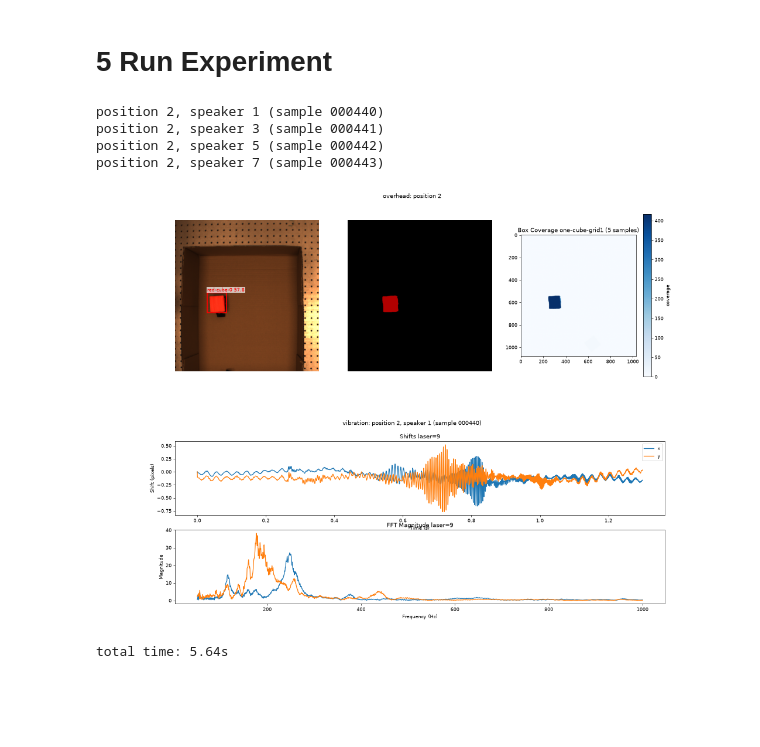
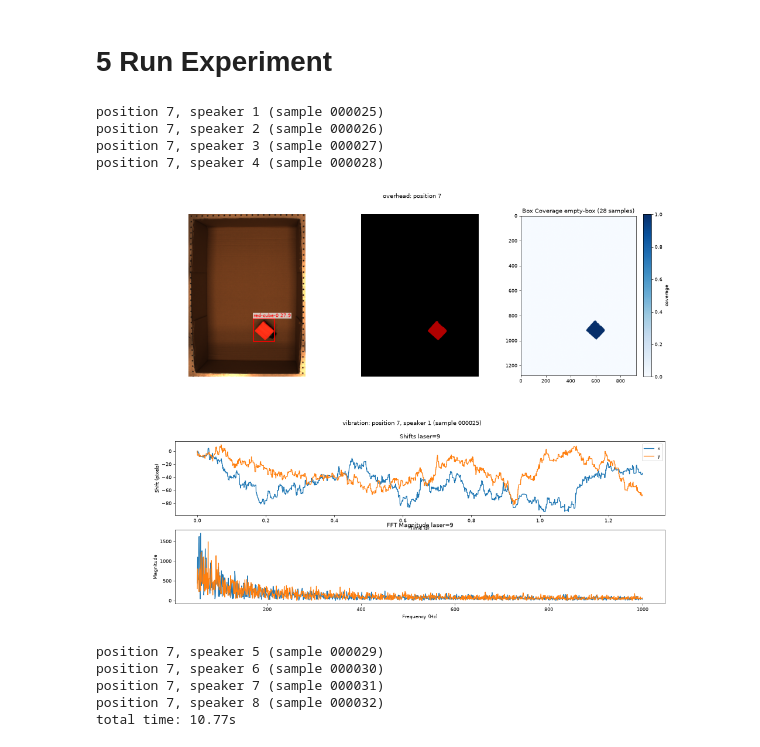
Before and after one commit to eitanturok/good-vibrations, a Jupyter notebook: src/record.ipynb, the cells around one changed output. Cells and saved outputs as stored; diff of their text form; code cells hidden in the pictures; blank space fills up the shorter version.

Commit message:
show plots as soon as it is ready

```diff
--- a/src/record.ipynb
+++ b/src/record.ipynb
@@ -1543,11 +1543,12 @@ VIBRATE = True
 SAVE = True
 DEBUG = True
 
-speakers    = [1, 3, 5, 7]
-box         = 'wood'
+speakers    = [1, 2, 3, 4, 5, 6, 7, 8]
+box         = 'cardboard'
+
 objects     = {'red-cube': 1}
-layout      = 'one-cube-grid1'
-description  = "A metal cube sitting on the floor of an closed wood box from a bird's eye view."
+layout      = 'empty-box'
+description  = f"An empty {box} box from a bird's eye view."
 prompts   = [PROMPTS[o] for o in objects]
 
 # finish saving the previous position
@@ -1566,37 +1567,47 @@ raw_overhead  = capture_overhead(overhead_cam)[0]
 crop_overhead = crop(raw_overhead, **CROP_PARAMS[box])
 seg_thread    = Task(segment, crop_overhead, prompts, objects) # run this async
 
 if VIBRATE:
     cam.grabber.flush_buffers(); cam.grabber.start()   # start the camera once per position, not once per sample, so it runs faster
     try:
         for i, speaker in enumerate(speakers):
 
             # play audio and capture vibrations
             print(f'position {position_id}, speaker {speaker} (sample {sample_dirs[i].name})')
             time.sleep(SPEAKER_DELAY) # so speakers don't interfer with each other
             play_audio(speaker_audio, speaker)
             vibration = capture_vibrations(cam, n_frames, cam_h, cam_w)
 
             # plot vibration from first speaker and save
             if i == 0 and DEBUG: dbg_thread = Task(make_plots, DEBUG_DIR, sample_dirs[0], vibration, seg_thread, crop_overhead)
             if SAVE: jobs.append(Task(save_sample, speaker, sample_dirs[i], vibration))
+
+            # show debug plots the instant they're ready, then forget the thread
+            if dbg_thread is not None and not dbg_thread.is_alive():
+                display(Image(filename=str(DEBUG_DIR / 'overhead.png')))
+                display(Image(filename=str(DEBUG_DIR / 'vibration.png')))
+                dbg_thread = None
     finally:
         cam.grabber.stop(); cam.grabber.flush_buffers() # close the camera
 
 play_audio(DONE_AUDIO, [1, 2, 3, 4, 5, 6, 7, 8])
 
 if dbg_thread is not None:
     # block until plots are made
     dbg_thread.join()
     display(Image(filename=str(DEBUG_DIR / 'overhead.png')))
     display(Image(filename=str(DEBUG_DIR / 'vibration.png')))
 
 print(f'total time: {time.perf_counter() - t0:.2f}s')
 # %% [output]
-position 2, speaker 1 (sample 000440)
-position 2, speaker 3 (sample 000441)
-position 2, speaker 5 (sample 000442)
-position 2, speaker 7 (sample 000443)
+position 7, speaker 1 (sample 000025)
+position 7, speaker 2 (sample 000026)
+position 7, speaker 3 (sample 000027)
+position 7, speaker 4 (sample 000028)
-[figure, old version]
+[figure, new version]
-[figure, old version]
+[figure, new version]
-total time: 5.64s
+position 7, speaker 5 (sample 000029)
+position 7, speaker 6 (sample 000030)
+position 7, speaker 7 (sample 000031)
+position 7, speaker 8 (sample 000032)
+total time: 10.77s
```
